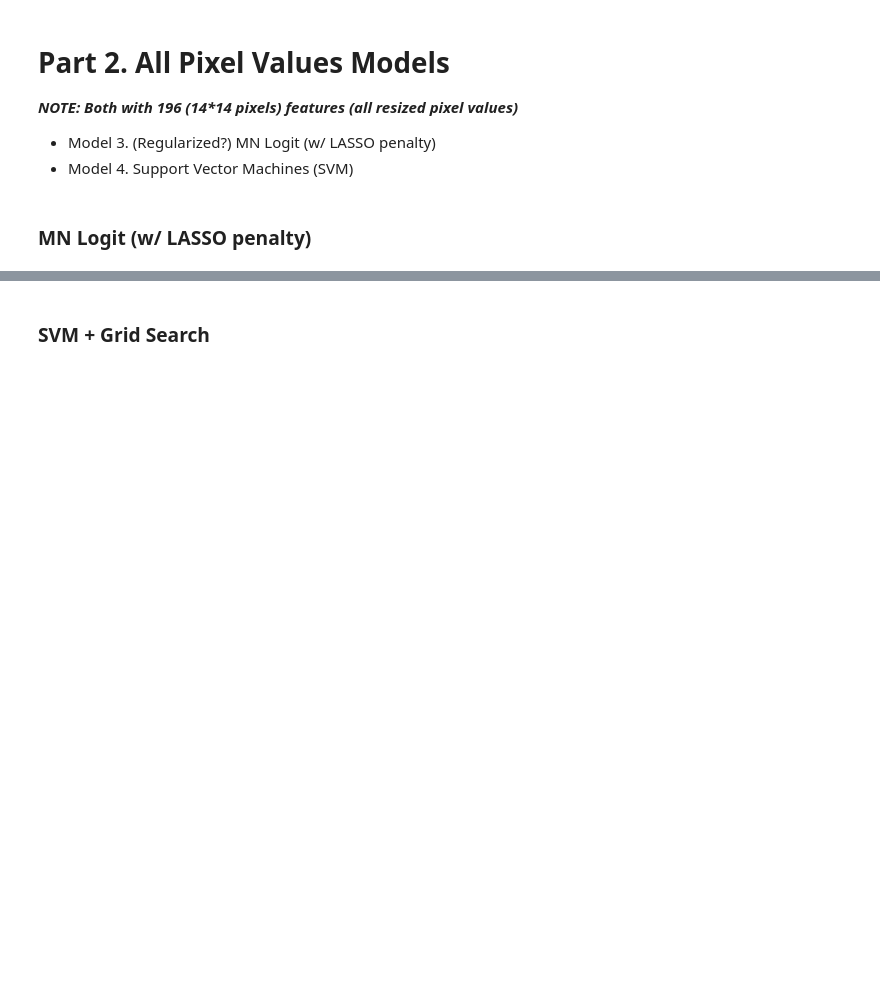
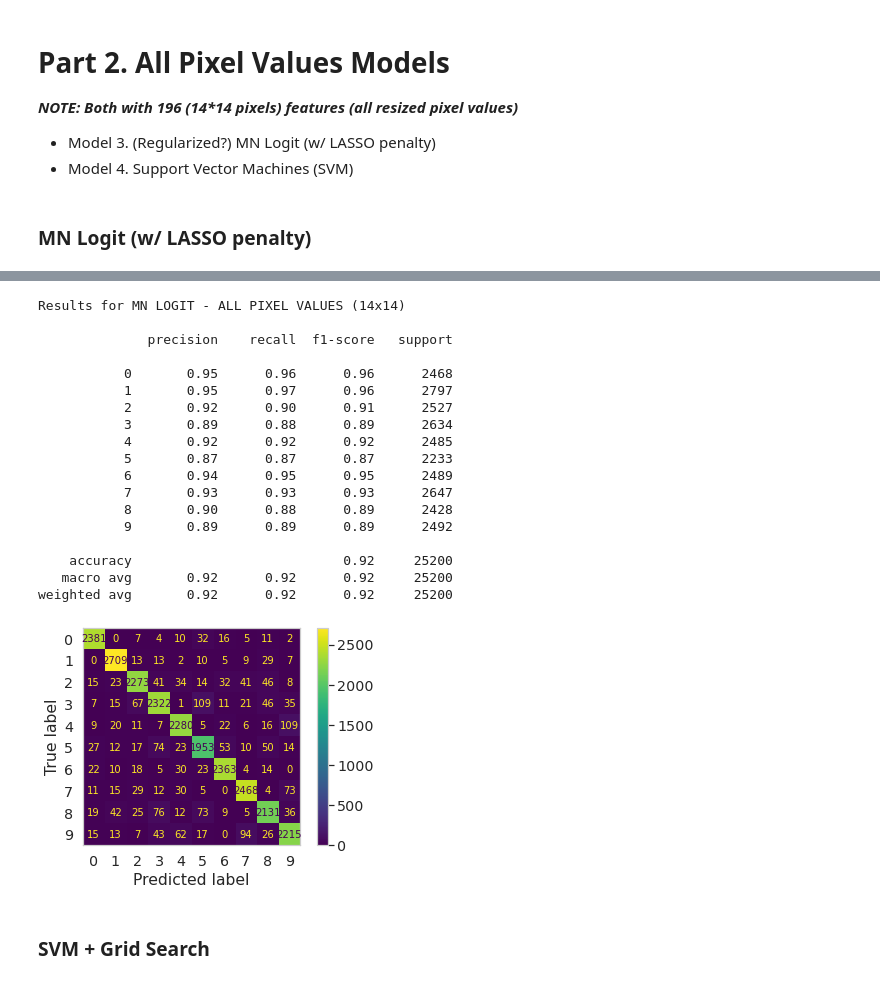
Before and after one commit to gusluchetti/uu-pattern-recognition, a Jupyter notebook: main.ipynb, the cells around one changed output, grey strips where cells are left out. Saved outputs shown, nothing was run; the diff lists cells and outputs as text; code cells hidden in the pictures; blank space fills up the shorter version.

Commit message:
feat: results for 1st model part 2

```diff
--- a/main.ipynb
+++ b/main.ipynb
@@ -335,11 +333,10 @@ _**NOTE: Both with 196 (14*14 pixels) features (all resized pixel values)**_
 - Model 4. Support Vector Machines (SVM)
 # %%
 # separating training and test samples
-# specific requirements here (5k train and 37k test split - total 42k)
-# p2_features = resized all digits
+p2_features = digitsResized
 p2_train, p2_test, y_p2_train, y_p2_test = train_test_split(p2_features, labels,
                                                     random_state=42,
-                                                    test_size=37000)
+                                                    test_size=0.6)
 # %% [markdown]
 ### MN Logit (w/ LASSO penalty)
 # %%
@@ -352,9 +349,12 @@ from sklearn.linear_model import LogisticRegression
 
 p2_logit = make_pipeline(
     StandardScaler(),
-    LogisticRegression(penalty='l1', C=0.5, solver='saga')
+    LogisticRegression(C=0.5, max_iter=1000, penalty='l1', solver='saga')
 )
 
+start_p2m1 = perf_counter()
 p2_logit.fit(p2_train, y_p2_train)
 p2_logit.score(p2_test, y_p2_test)
+end_p2m1 = perf_counter()
+print(f"Took {end_p2m1-start_p2m1:.2f} seconds to train LOGIT model (all pixel values)")
 p2_logit_pred = p2_logit.predict(p2_test)
@@ -361,3 +363,25 @@ p2_logit_pred = p2_logit.predict(p2_test)
+# %%
+show_results("MN LOGIT - ALL PIXEL VALUES (14x14)", y_p2_test, p2_logit_pred)
+# %% [output]
+Results for MN LOGIT - ALL PIXEL VALUES (14x14)
+
+              precision    recall  f1-score   support
+
+           0       0.95      0.96      0.96      2468
+           1       0.95      0.97      0.96      2797
+           2       0.92      0.90      0.91      2527
+           3       0.89      0.88      0.89      2634
+           4       0.92      0.92      0.92      2485
+           5       0.87      0.87      0.87      2233
+           6       0.94      0.95      0.95      2489
+           7       0.93      0.93      0.93      2647
+           8       0.90      0.88      0.89      2428
+           9       0.89      0.89      0.89      2492
+
+    accuracy                           0.92     25200
+   macro avg       0.92      0.92      0.92     25200
+weighted avg       0.92      0.92      0.92     25200
+[figure, added]
 # %% [markdown]
 ### SVM + Grid Search
 # %%
```
Also changed, not shown: parts of 7 cells of this notebook, 1 other file.
